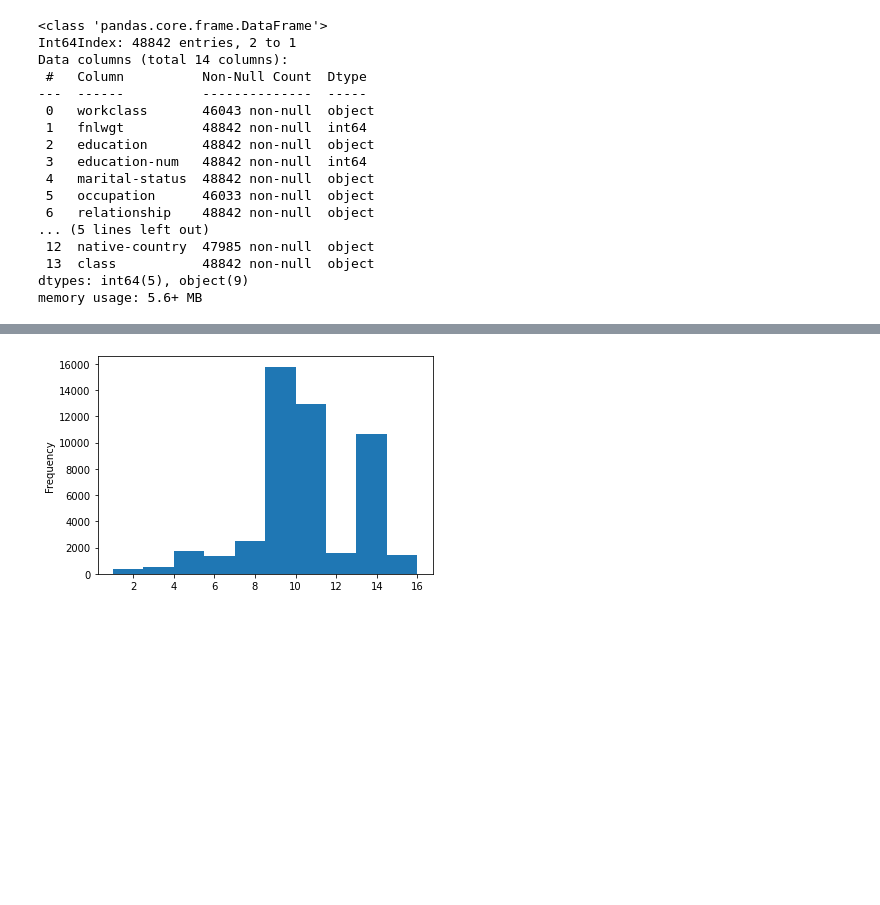
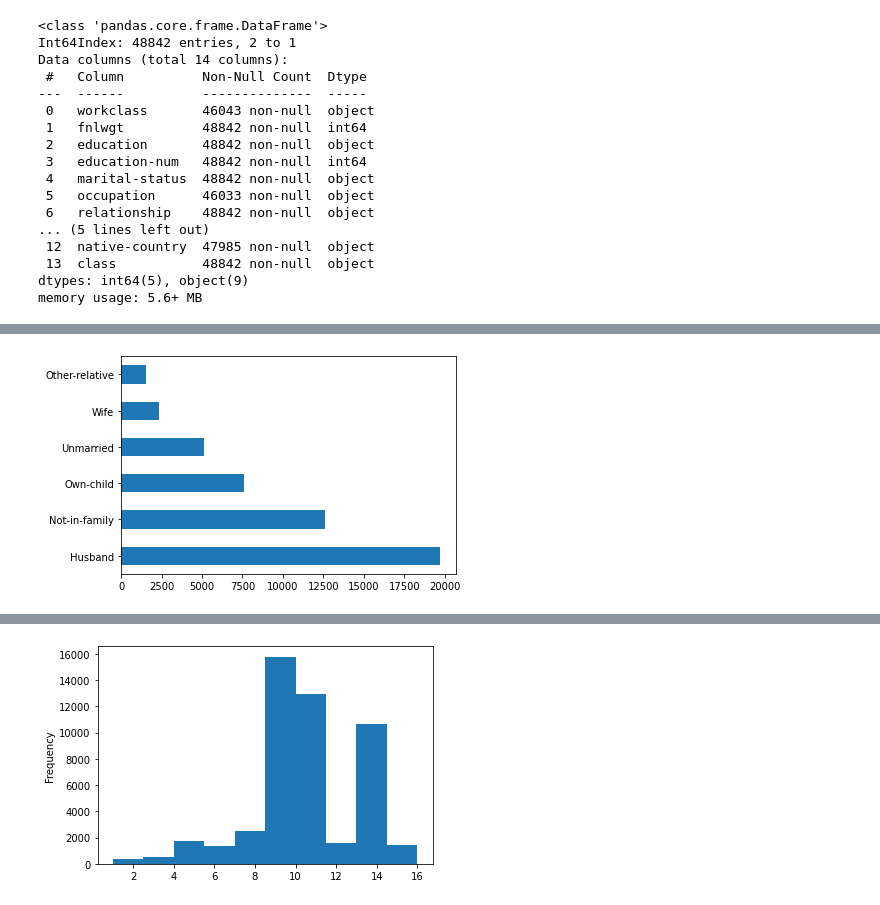
Before and after one commit to leonardojupiter/ciencia-de-dados-adult, a Jupyter notebook: ciencia_de_dados_adult.ipynb, the cells around one changed output, grey strips where cells are left out. Cells and saved outputs as stored; diff of their text form; code cells hidden in the pictures; blank space fills up the shorter version.

```diff
--- a/ciencia_de_dados_adult.ipynb
+++ b/ciencia_de_dados_adult.ipynb
@@ -31,0 +40,5 @@ memory usage: 5.6+ MB
+# %%
+adult['relationship'].value_counts().plot.barh(stacked=True)
+plt.show()
+# %% [output]
+[figure, added]
```
Also changed, not shown: parts of 5 cells of this notebook.
